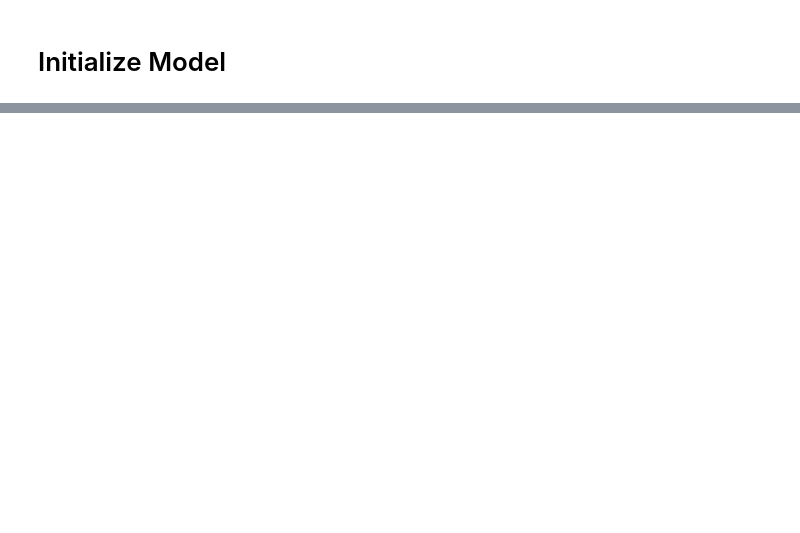
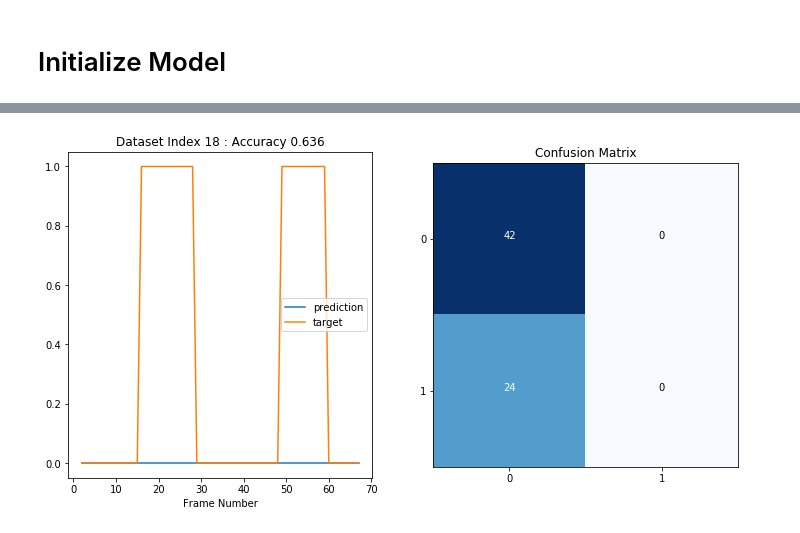
Before and after one commit to ronh-at-kit/gait_project, a Jupyter notebook: notebooks/SVM_Training.ipynb, the cells around one changed output, grey strips where cells are left out. Cells and saved outputs as stored; diff of their text form; code cells hidden in the pictures; blank space fills up the shorter version.

Commit message:
* implemented SVM TRAINING with results saving

```diff
--- a/notebooks/SVM_Training.ipynb
+++ b/notebooks/SVM_Training.ipynb
@@ -179,7 +173,7 @@ from gait_analysis.Models.BaseModels import AbstractGaitModel
 from gait_analysis.Models.OtherModels import SVMModel
 from sklearn import svm
 
-svm_obj = svm.SVC(kernel='linear')
+svm_obj = svm.SVC(**svm_args)
 model = SVMModel(svm_obj)
 # %%
 for idx in idx_train:
@@ -198,7 +207,7 @@ for idx in idx_test:
     features, annotations = tg_dset[idx]
     targets = annotations_to_targets(annotations)
     list_of_single_frame_features = features['pose_keypoints']
-    list_of_single_frame_features = maybe_subtract_poses(list_of_single_frame_features, diff_poses)
+    list_of_single_frame_features = maybe_subtract_poses(list_of_single_frame_features, diff_poses, diff_pose_magnitude)
     flat_features = list(map(flatten_features, list_of_single_frame_features))
 
     sequence_output = {
@@ -218,16 +224,0 @@ df = pd.DataFrame(result_dict)
-# %%
-from matplotlib import pyplot as plt
-df = pd.DataFrame(result_dict)
-def plot_single_sequence(sequence_id, data_frame):
-    a = data_frame[sequence_id]
-    fig, ax = plt.subplots()
-    x = a['frame_id']
-    ax.plot(x, a['prediction'], label='prediction')
-    ax.plot(x, a['target'], label='target')
-    plt.legend()
-    plt.xlabel('Frame Number')
-    plt.title('Dataset Index {}'.format(sequence_id))
-    return fig, ax
-
-%matplotlib inline
-fig, ax = plot_single_sequence(64, df)
@@ -252,0 +225,63 @@ fig, ax = plot_single_sequence(64, df)
+# %%
+from matplotlib import pyplot as plt
+df = pd.DataFrame(result_dict)
+df.to_excel(os.path.join(real_output_folder, 'results.xlsx'))
+data_frame = df
+
+def plot_cm(ax, cm, classes=np.arange(2)):
+    ax.imshow(cm, interpolation='nearest', cmap=plt.cm.Blues)
+    ax.set_title('Confusion Matrix')
+    tick_marks = np.arange(len(classes))
+    ax.set_xticks(tick_marks)
+    ax.set_xticklabels(classes)
+    ax.set_yticks(tick_marks)
+    ax.set_yticklabels(classes)
+    normalize = False
+    fmt = '.2f' if normalize else 'd'
+    thresh = cm.max() / 2.
+    for i, j in product(range(cm.shape[0]), range(cm.shape[1])):
+        ax.text(j, i, format(cm[i, j], fmt),
+                 horizontalalignment="center",
+                 color="white" if cm[i, j] > thresh else "black")
+    return ax
+
+def plot_single_sequence(sequence_id, data_frame):
+    a = data_frame[sequence_id]
+    x = a['frame_id']
+    target = a['target']
+    prediction = a['prediction']
+    accuracy = sklearn.metrics.accuracy_score(target, prediction)
+
+    fig, axes = plt.subplots(1, 2, figsize=(12, 6))
+    ax = axes[0]
+
+    ax.plot(x, prediction, label='prediction')
+    ax.plot(x, target, label='target')
+
+    ax.legend()
+    ax.set_xlabel('Frame Number')
+    ax.set_title('Dataset Index {} : Accuracy {:.03f}'.format(sequence_id, accuracy))
+
+    ax = axes[1]
+    cm = sklearn.metrics.confusion_matrix(target, prediction)
+    ax = plot_cm(ax, cm)
+    return fig, axes
+
+
+#def print_summary(data_frame):
+cols = data_frame.columns
+all_targets = np.hstack([np.array(data_frame[idx]['target']) for idx in cols])
+all_predictions = np.hstack([np.array(data_frame[idx]['prediction']).squeeze()] for idx in cols).squeeze()
+print(sklearn.metrics.classification_report(all_targets, all_predictions, target_names=['ON_THE_GROUND', 'IN_THE_AIR']))
+
+with open(os.path.join(real_output_folder, 'classification_report.txt'), 'w') as f:
+    print(sklearn.metrics.classification_report(all_targets, all_predictions, target_names=['ON_THE_GROUND', 'IN_THE_AIR']), file=f)
+
+
+
+%matplotlib inline
+#print_summary(df)
+for idx in df.columns:
+    fig, ax = plot_single_sequence(idx, df)
+    plt.savefig(os.path.join(real_output_folder, 'dataset_index_{:03d}.png'.format(idx)))
+# %% [output]
@@ -252,0 +294 @@ fig, ax = plot_single_sequence(64, df)
+[figure, added]
```
Also changed, not shown: parts of 30 cells of this notebook, 2 other files.
